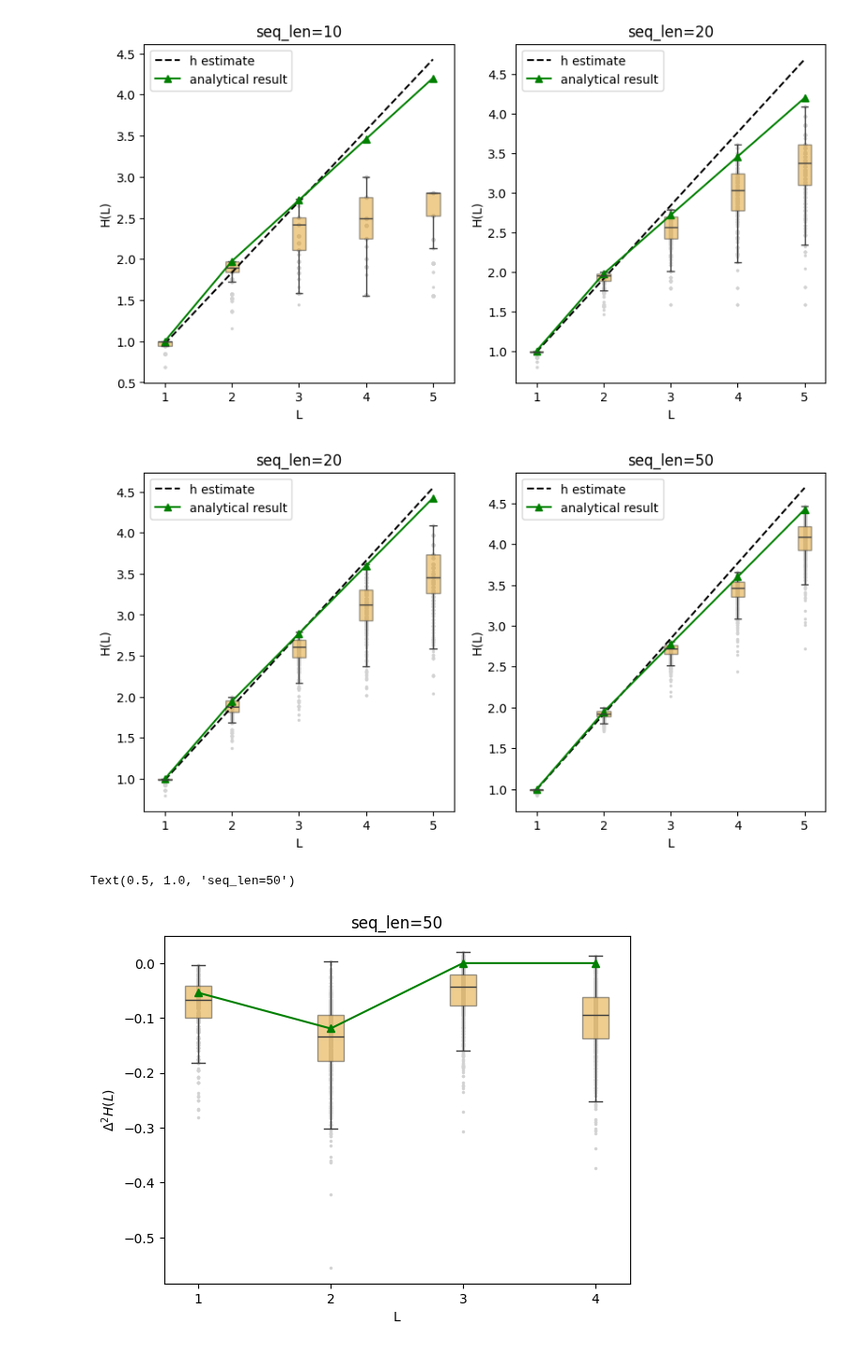
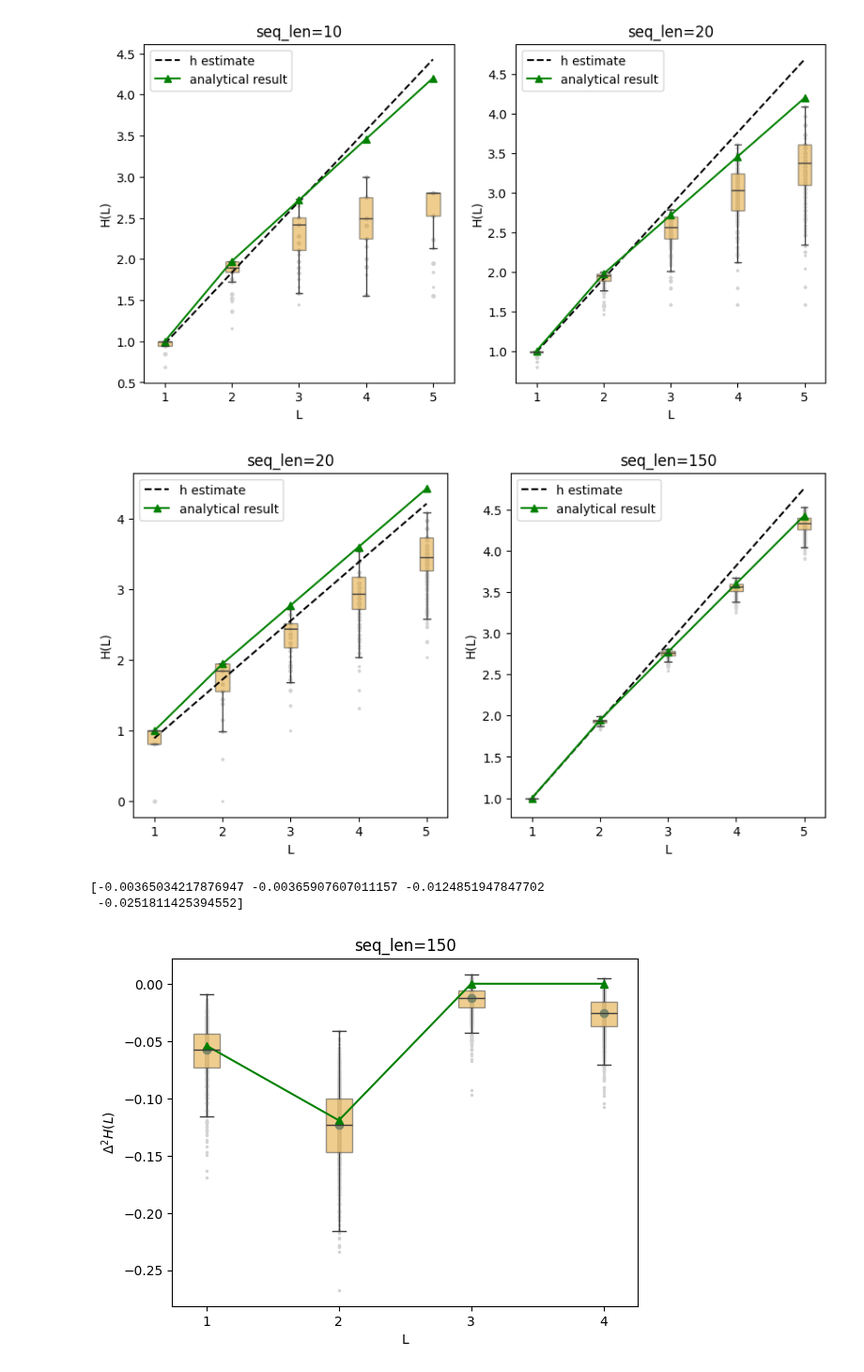
Before and after one commit to LukasPrader/BscThesis_Physics_uibk, a Jupyter notebook: POMDP_analysis.ipynb, the cells around one changed output. Shown at 94% size. Cells and saved outputs as stored; diff of their text form; code cells hidden in the pictures.

```diff
--- a/POMDP_analysis.ipynb
+++ b/POMDP_analysis.ipynb
@@ -931,7 +931,8 @@ sequences = [generate_state_sequence(P, init, seq_len) for i in range(n_reps)]
 # estimate reduced to light observation
 mapping = {0:0, 1:1, 2:1}
 sequences_mapped = [[mapping[s] for s in sequence] for sequence in sequences]
-block_estimates = [[estimate_block_entropy(sequences_mapped[j], l+1) for j in range(n_reps)] for l in range(L_blocks)]
+# seq_len - L_blocks + l same amount of samples
+block_estimates = [[estimate_block_entropy(sequences_mapped[j][0:round((seq_len-L_blocks+l+1)/L_blocks*(l+1))+1], l+1) for j in range(n_reps)] for l in range(L_blocks)]
 
 x = np.array([[l for j in range(n_reps)] for l in range(L_blocks)])
 sns.stripplot(ax=ax[0], x=x.flatten(), y=np.array(block_estimates).flatten(), color="lightgrey", marker=".", jitter=False, zorder=0)
@@ -954,8 +955,8 @@ ax[0].set_xlabel("L")
 ax[0].set_ylabel("H(L)")
 
 
-seq_len = 50
-ax[1].set_title("seq_len=50")
+seq_len = 150
+ax[1].set_title("seq_len="+str(seq_len))
 
 # generate sequences from mdp
 sequences = [generate_state_sequence(P, init, seq_len) for i in range(n_reps)]
@@ -983,22 +984,25 @@ ax[1].set_xlabel("L")
 ax[1].set_ylabel("H(L)")
 plt.show()
 # %% [output]
-[figure, old version]
+[figure, new version]
 # %%
 # estimate predictability gain with second derivative
 G_analytical = np.diff(np.insert(np.diff(block_ents), 0, np.log2(2)))
 G_estimate = np.diff(np.insert(np.diff(np.array(block_estimates).T, axis=1), 0, np.log2(2), axis=1), axis=1)
 
 # plot
 x = np.array([[l for l in range(L_blocks-1)] for j in range(n_reps)])
 box_data = [[val for val in row] for row in G_estimate.T]
 sns.boxplot(data=box_data, showfliers=False, color="orange", width=0.2, boxprops={'alpha': 0.5})
 sns.stripplot(x=x.flatten(), y=G_estimate.flatten(), color="lightgrey", marker=".", jitter=False, zorder=0)
 plt.plot(x[0], G_analytical, color="green", marker="^", label="analytical result")
+plt.scatter(x[0], np.median(box_data, axis=1))
 plt.xlabel("L")
 plt.ylabel(r"$\Delta^2H(L)$")
 plt.xticks(ticks=range(len(x[0])), labels=range(1,len(x[0])+1))
-plt.title("seq_len=50")
+plt.title("seq_len="+str(seq_len))
+print(np.median(box_data, axis=1)-G_analytical)
 # %% [output]
-Text(0.5, 1.0, 'seq_len=50')
+[-0.00365034217876947 -0.00365907607011157 -0.0124851947847702
+ -0.0251811425394552]
-[figure, old version]
+[figure, new version]
```
Also changed, not shown: parts of 1 cell of this notebook, 2 other files.
